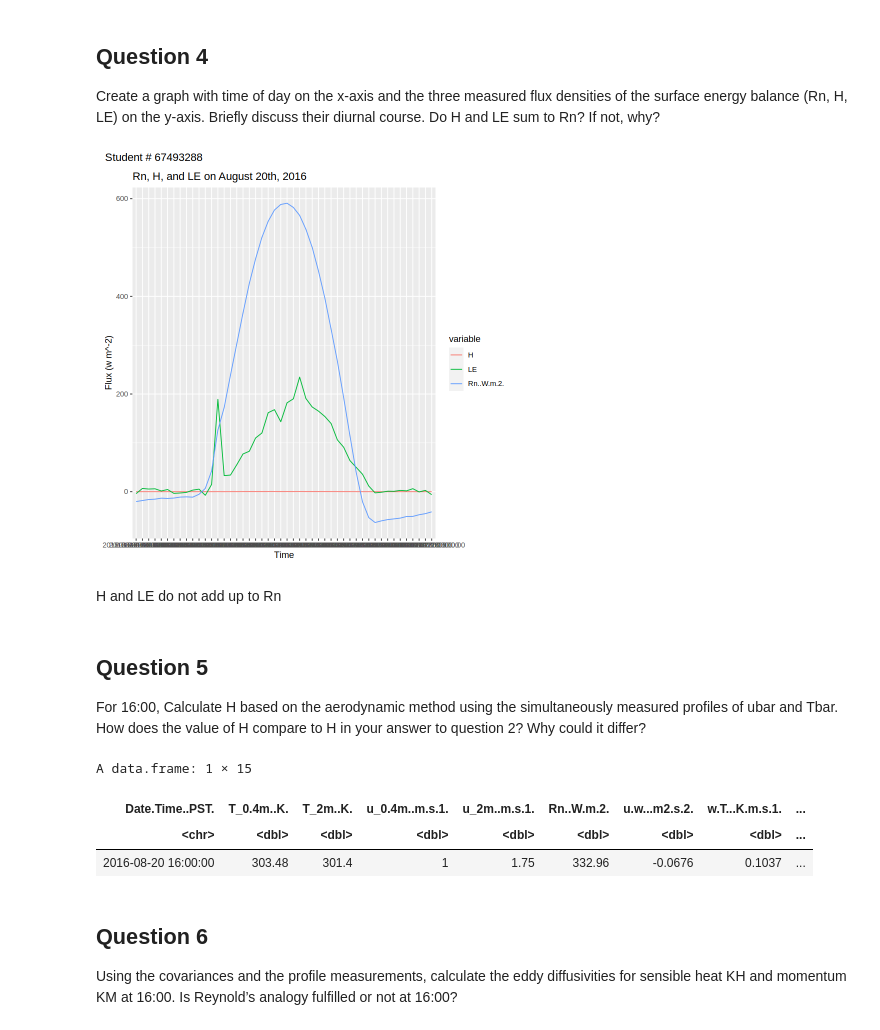
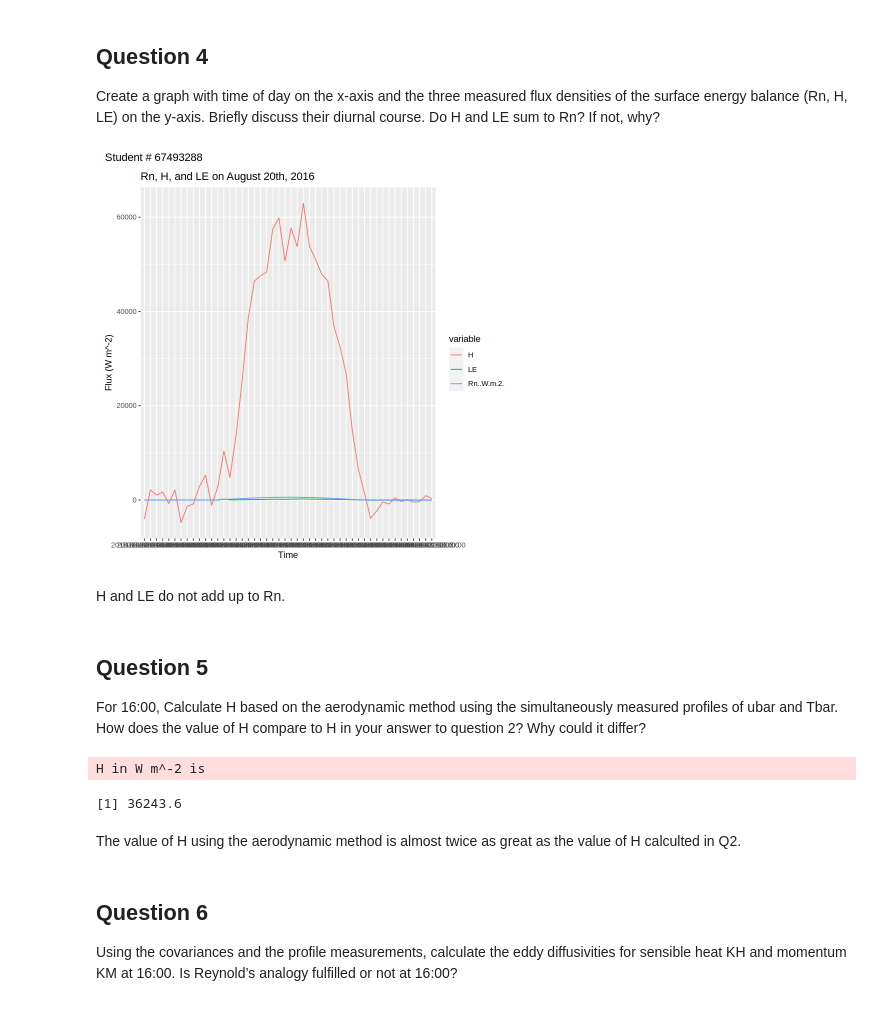
Before and after one commit to laurelyne/assignment4, a Jupyter notebook: 04.ipynb, the cells around one changed output. Drawn from its saved outputs; the diff is of its cells as text; code cells hidden in the pictures.

```diff
--- a/04.ipynb
+++ b/04.ipynb
@@ -114,17 +101,21 @@ is the ideal gas constant (8.31446261815324 Pa m^3 mol^-1 K^-1), T is temperatur
 
 Following Yao & Rogers (1996), the latent heat of vaporization of water (Lv in Jg^-1) can be approximated as a function of temperature (T in degC) using a third order polynomial function: Lv = 2500.8 - 2.36T - 0.0016T^2 - 0.00006T^3
 # %%
-ca <-  0.0012*10e+6 # J m-3 K-1
+Ca <-  0.0012*10e+6 # J m-3 K-1
+ca <- 1.01*1000 #J kg^-1 K-1
 R <- 8.31446261815324/1000 # kPa m^3 mol^-1 K^-1
-m <- 0.028964 #kg mol^-1
+M <- 0.028964 #kg mol^-1
 
-df3 <- select(df, Date.Time..PST., T_2m..K., w.T...K.m.s.1., w.rho_v...g.m.2.s.1.,
-              w.rho_CO2...micromol.m.2.s.1., Pa..kPa., Rn..W.m.2.) |>
-    mutate(rho = R*T/Pa..kPa.)|> #add density in mol m^-3
-    mutate(H = rho*ca*w.T...K.m.s.1.)|> #add H
+df3 <- df|>
+    mutate(rho = Pa..kPa.*M/R*T)|> #add density in kg m^-3
+    mutate(H = rho*ca*w.T...K.m.s.1.)|> #add H in W m^-2
     mutate(Lv = 2500.8 - 3.36*(T_2m..K.-273.15) - 0.0016*(T_2m..K.-273.15)^2 -
-           0.00006*(T_2m..K.-273.15)^3)|> #add Lv
-    mutate(LE = Lv*w.rho_v...g.m.2.s.1.)|> #add LE
-   select(Date.Time..PST., H, LE, w.rho_CO2...micromol.m.2.s.1., Rn..W.m.2.	)
-df3
+           0.00006*(T_2m..K.-273.15)^3)|> #add Lv in J g^-1
+    mutate(LE = Lv*w.rho_v...g.m.2.s.1.)|> #add LE in W m^-2
+    mutate(FCO2 = w.rho_CO2...micromol.m.2.s.1.) #add FCO2 in micromol m^-2 s^-1
+
+q3 <- select(df3, H, Lv,LE,FCO2)|>
+    map_dfr(mean)
+message("The average fluxes are:")
+q3
 # %% [output]
@@ -155,28 +132,39 @@ y-axis. Briefly discuss their diurnal course. Do H and LE sum to Rn? If not, why
 # %%
 plot_flux_densities <- melt(df3[,c('Date.Time..PST.','H','LE','Rn..W.m.2.')],
   id="Date.Time..PST.")
 
 p1 <- ggplot(plot_flux_densities, aes(x = Date.Time..PST., y = value, group = variable)) +
   geom_line(aes(color = variable)) +
   ggtitle("Rn, H, and LE on August 20th, 2016")+
-  labs(y = "Flux (w m^-2)",x='Time')
+  labs(y = "Flux (W m^-2)",x='Time')
 
 p1 + plot_annotation(sprintf('Student # %i',Student.Number))
 # %% [output]
-[figure, old version]
+[figure, new version]
 # %% [markdown]
-H and LE do not add up to Rn
+H and LE do not add up to Rn.
 # %% [markdown]
 ## Question 5
 For 16:00, Calculate H based on the aerodynamic method using the simultaneously measured profiles of ubar and Tbar. How does the value of H compare to H in your answer to question 2? Why could it differ?
 # %%
-df4 <- filter(df, Date.Time..PST. == "2016-08-20 16:00:00")
-df4
+df5 <- filter(df3, Date.Time..PST. == "2016-08-20 16:00:00")|>
+      mutate(theta0.4 = (T_0.4m..K. + DALR*z0.4), theta2 = (T_2m..K. + DALR*z2))
+
+rho2 <- pull(df5, rho) #kg m^-3
+k <- 0.41 #dimensionless
+deltau <- pull(df5, u_2m..m.s.1.) - pull(df5, u_0.4m..m.s.1.) #m s^-1
+ca <- 1.01*1000 #J kg^-1 K-1
+deltatheta <- pull(df5, theta2) - pull(df5, theta0.4) #K
+lnz2_z1 <- log(2/0.4)
+
+q5 <- (-rho2*k^2*deltau*ca*deltatheta)/lnz2_z1^2 #W m^-2
+message("H in W m^-2 is")
+q5
 # %% [output]
-A data.frame: 1 × 15
+H in W m^-2 is
-| Date.Time..PST. | T_0.4m..K. | T_2m..K. | u_0.4m..m.s.1. | u_2m..m.s.1. | Rn..W.m.2. | u.w...m2.s.2. | w.T...K.m.s.1. | ... |
-| <chr> | <dbl> | <dbl> | <dbl> | <dbl> | <dbl> | <dbl> | <dbl> | ... |
-| 2016-08-20 16:00:00 | 303.48 | 301.4 | 1 | 1.75 | 332.96 | -0.0676 | 0.1037 | ... |
+[1] 36243.6
+# %% [markdown]
+The value of H using the aerodynamic method is almost twice as great as the value of H calculted in Q2.
 # %% [markdown]
 ## Question 6
 Using the covariances and the profile measurements, calculate the eddy diffusivities for sensible heat KH and momentum KM at 16:00. Is Reynold’s analogy fulfilled or not at 16:00?
```
Also changed, not shown: parts of 6 cells of this notebook.
